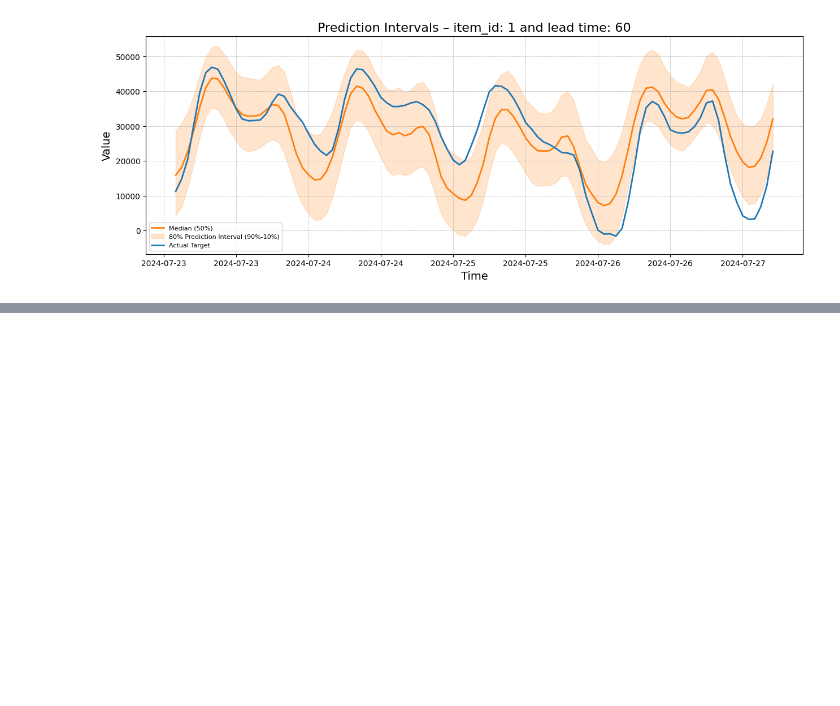
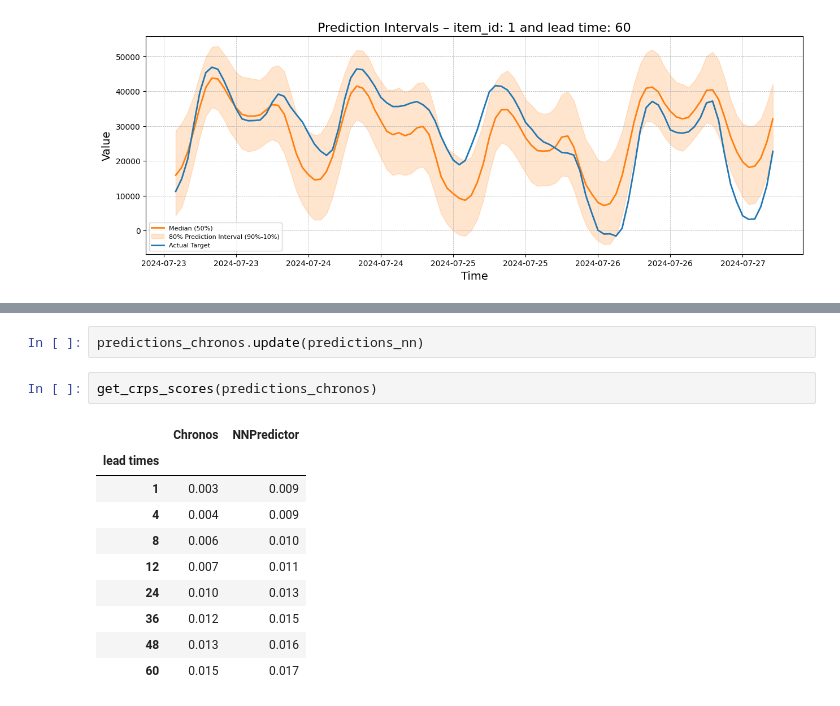
Before and after one commit to LouisSko/master-thesis, a Jupyter notebook: notebook.ipynb, the cells around one changed output, grey strips where cells are left out. Saved outputs shown, nothing was run; the diff lists cells and outputs as text; blank space fills up the shorter version.

```diff
--- a/notebook.ipynb
+++ b/notebook.ipynb
@@ -545,0 +679,15 @@ results["chronos-finetuned-full_PostprocessorMLE"].results[60].get_random_plot(i
+# %%
+predictions_chronos.update(predictions_nn)
+# %%
+get_crps_scores(predictions_chronos)
+# %% [output]
+|  | Chronos | NNPredictor |
+| lead times |  |  |
+| 1 | 0.003 | 0.009 |
+| 4 | 0.004 | 0.009 |
+| 8 | 0.006 | 0.010 |
+| 12 | 0.007 | 0.011 |
+| 24 | 0.010 | 0.013 |
+| 36 | 0.012 | 0.015 |
+| 48 | 0.013 | 0.016 |
+| 60 | 0.015 | 0.017 |
```
Also changed, not shown: parts of 20 cells of this notebook.
